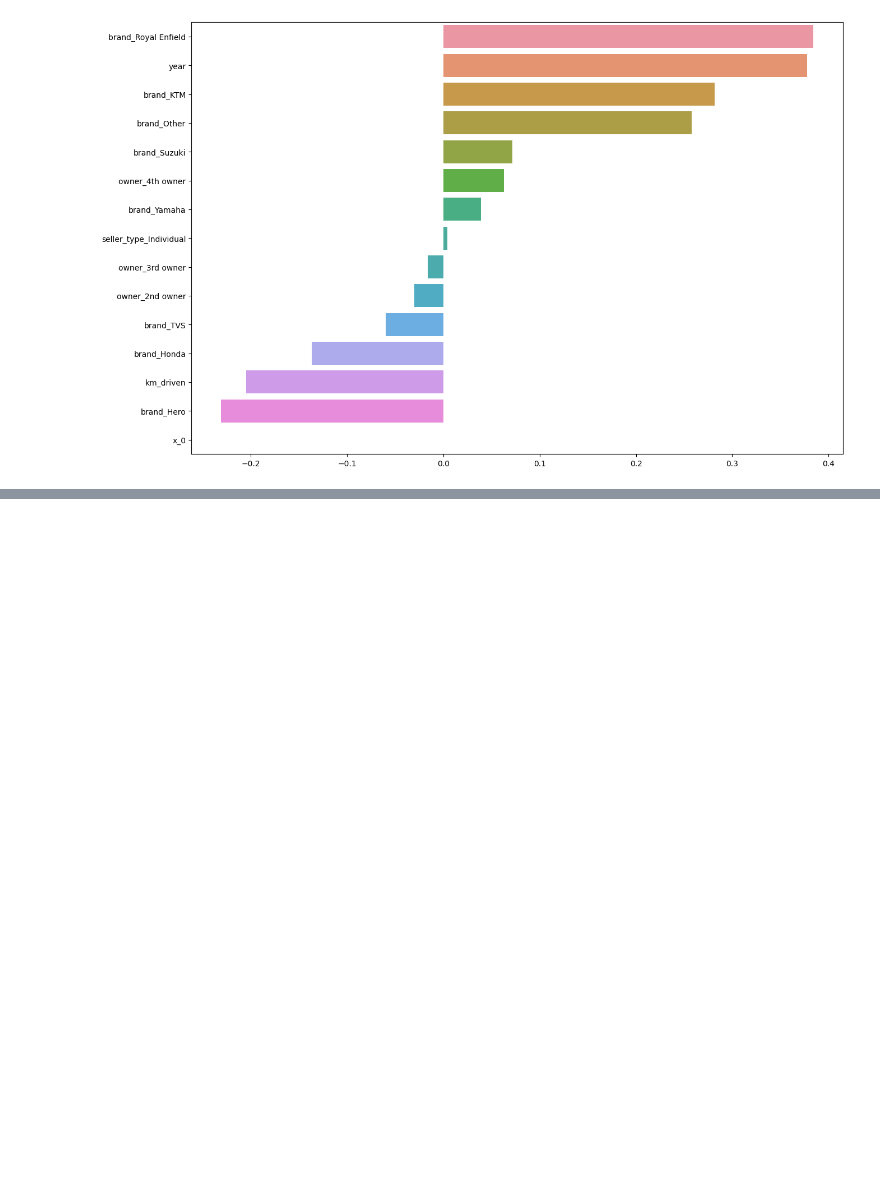
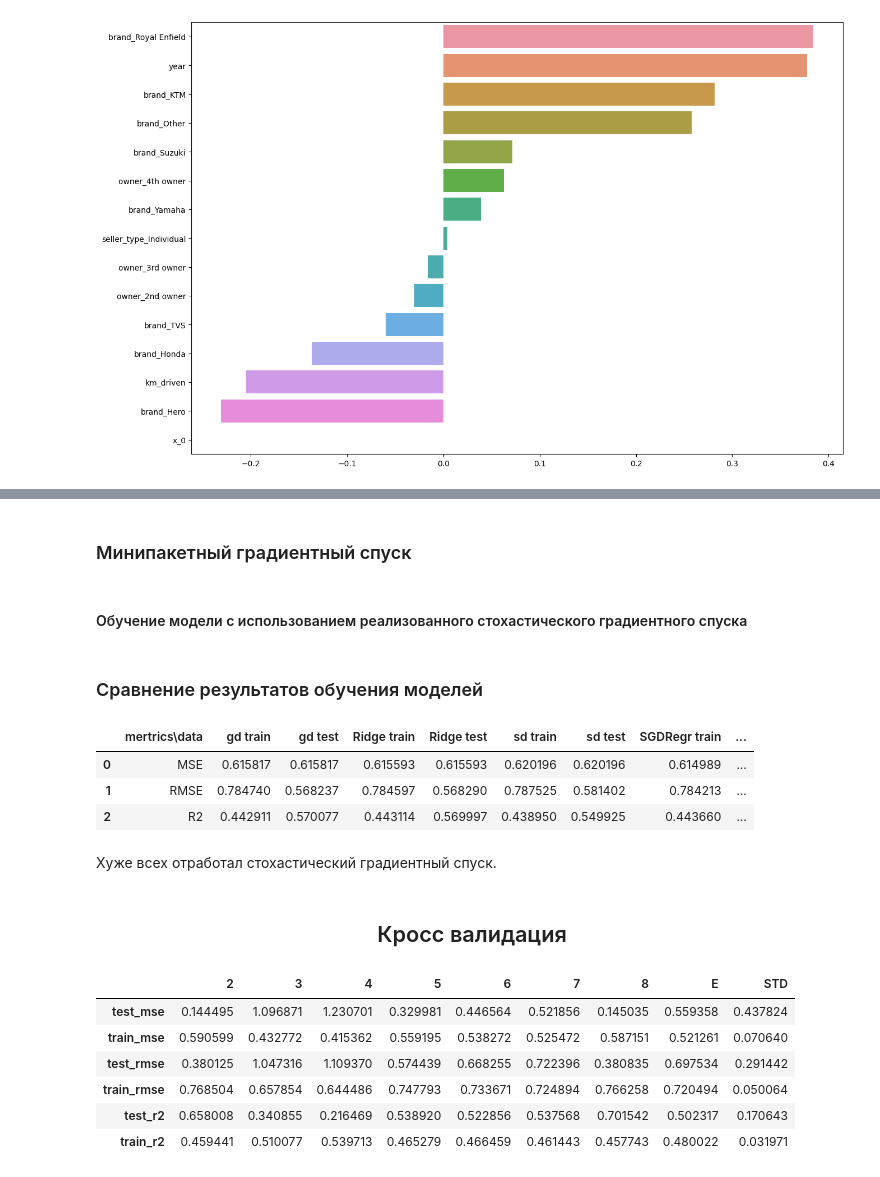
Before and after one commit to katevi/Introduction-to-ML, a Jupyter notebook: eda_bike.ipynb, the cells around one changed output, grey strips where cells are left out. Cells and saved outputs as stored; diff of their text form; code cells hidden in the pictures; blank space fills up the shorter version.

Commit message:
Add comparison table for models

```diff
--- a/eda_bike.ipynb
+++ b/eda_bike.ipynb
@@ -313,0 +449,4 @@ plt.show()
+# %% [markdown]
+### Минипакетный градиентный спуск
+# %% [markdown]
+#### Обучение модели с использованием реализованного стохастического градиентного спуска
@@ -314,3 +470,74 @@ plt.show()
+# %% [markdown]
+### Сравнение результатов обучения моделей
+# %%
+d = {
+    'mertrics\data': ['MSE', 'RMSE', 'R2'],
+    'gd train':[my_gd_train_mse,my_gd_train_rmse,my_gd_train_r2],
+    'gd test': [my_gd_test_mse,my_gd_test_rmse,my_gd_test_r2],
+    'Ridge train': [ridge_train_mse,ridge_train_rmse,ridge_train_r2],
+    'Ridge test': [ridge_test_mse,ridge_test_rmse,ridge_test_r2],
+    'sd train': [my_sd_train_mse,my_sd_train_rmse,my_sd_train_r2],
+    'sd test': [my_sd_test_mse,my_sd_test_rmse,my_sd_test_r2],
+    'SGDRegr train': [sd_train_mse, sd_train_rmse, sd_train_r2],
+    'SGDRegr test': [sd_test_mse, sd_test_rmse, sd_test_r2],
+    'md train': [my_md_train_mse, my_md_train_rmse, my_md_train_r2],
+    'md test': [my_md_test_mse, my_md_test_rmse, my_md_test_r2],
+}
+df1 = pd.DataFrame(data=d)
+df1
+# %% [output]
+|  | mertrics\data | gd train | gd test | Ridge train | Ridge test | sd train | sd test | SGDRegr train | ... |
+| 0 | MSE | 0.615817 | 0.615817 | 0.615593 | 0.615593 | 0.620196 | 0.620196 | 0.614989 | ... |
+| 1 | RMSE | 0.784740 | 0.568237 | 0.784597 | 0.568290 | 0.787525 | 0.581402 | 0.784213 | ... |
+| 2 | R2 | 0.442911 | 0.570077 | 0.443114 | 0.569997 | 0.438950 | 0.549925 | 0.443660 | ... |
+# %% [markdown]
+Хуже всех отработал стохастический градиентный спуск.
+# %% [markdown]
+## <center> Кросс валидация </center>
+# %%
+metrics_summary = pd.DataFrame([], ['MSE', 'RMSE', 'R2'], columns=[])
+
+from sklearn.model_selection import KFold, cross_validate
+from statistics import mean
+
+rdg_model = Ridge()
+scoring = {'neg_mse': 'neg_mean_squared_error',
+           'neg_rmse': 'neg_root_mean_squared_error',
+           'r2': 'r2'}
+
+k_folds = KFold(n_splits = 7, random_state=19, shuffle=True)
+metrics = cross_validate(rdg_model, X, y, cv = k_folds,
+                                scoring=scoring,
+                                return_train_score = True)
+
+metrics_summary = pd.DataFrame(metrics)
+
+metrics_summary.drop(['fit_time', 'score_time'], axis = 1, inplace = True)
+metrics_summary['test_neg_mse'] = -1*metrics_summary['test_neg_mse']
+metrics_summary['train_neg_mse'] = -1*metrics_summary['train_neg_mse']
+metrics_summary['test_neg_rmse'] = -1*metrics_summary['test_neg_rmse']
+metrics_summary['train_neg_rmse'] = -1*metrics_summary['train_neg_rmse']
+metrics_summary.rename(columns = {"test_neg_mse" : "test_mse",
+                                  "train_neg_mse" : "train_mse",
+                                  "test_neg_rmse" : "test_rmse",
+                                  "train_neg_rmse" : "train_rmse"},
+                       inplace = True)
+metrics_summary = metrics_summary.transpose()
+metrics_summary.set_axis(['2','3','4','5','6','7','8'], axis=1, inplace = True)
+metrics_summary_E = metrics_summary.mean(numeric_only=True, axis=1)
+metrics_summary_STD = metrics_summary.std(numeric_only=True, axis=1)
+metrics_summary['E'] = metrics_summary_E
+metrics_summary['STD'] = metrics_summary_STD
+
+metrics_summary
+# %% [output]
+|  | 2 | 3 | 4 | 5 | 6 | 7 | 8 | E | STD |
+| test_mse | 0.144495 | 1.096871 | 1.230701 | 0.329981 | 0.446564 | 0.521856 | 0.145035 | 0.559358 | 0.437824 |
+| train_mse | 0.590599 | 0.432772 | 0.415362 | 0.559195 | 0.538272 | 0.525472 | 0.587151 | 0.521261 | 0.070640 |
+| test_rmse | 0.380125 | 1.047316 | 1.109370 | 0.574439 | 0.668255 | 0.722396 | 0.380835 | 0.697534 | 0.291442 |
+| train_rmse | 0.768504 | 0.657854 | 0.644486 | 0.747793 | 0.733671 | 0.724894 | 0.766258 | 0.720494 | 0.050064 |
+| test_r2 | 0.658008 | 0.340855 | 0.216469 | 0.538920 | 0.522856 | 0.537568 | 0.701542 | 0.502317 | 0.170643 |
+| train_r2 | 0.459441 | 0.510077 | 0.539713 | 0.465279 | 0.466459 | 0.461443 | 0.457743 | 0.480022 | 0.031971 |
 # %%
 d = {
     'metrics\ folds': ['mse-train','mse-test','rmse-train','rmse-test','r2-train','r2-test'],
```
Also changed, not shown: parts of 37 cells of this notebook.
